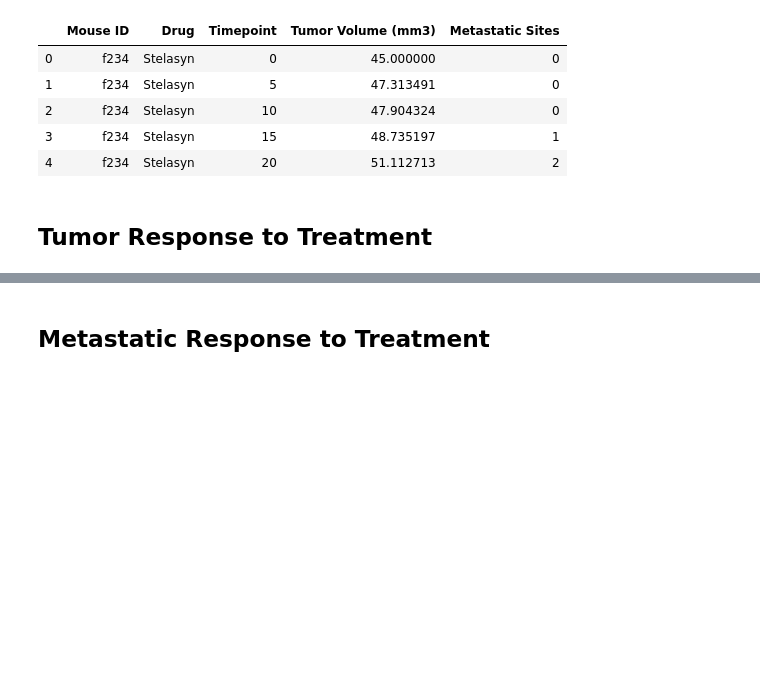
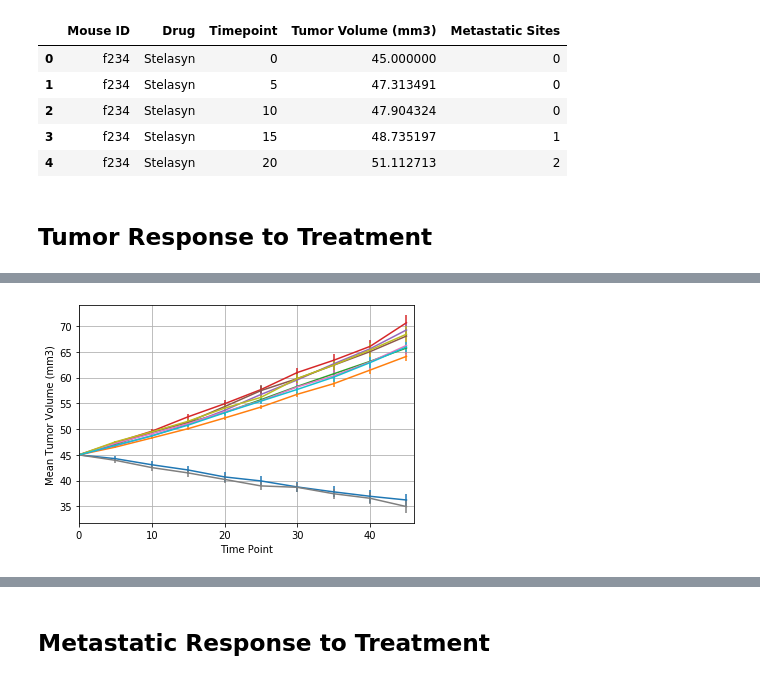
Before and after one commit to costcohotdog/matplotlib_clinical_trial, a Jupyter notebook: Pymaceuticals/pymaceuticals_starter.ipynb, the cells around one changed output, grey strips where cells are left out. Drawn from its saved outputs; the diff is of its cells as text; code cells hidden in the pictures; blank space fills up the shorter version.

Commit message:
first plot

```diff
--- a/Pymaceuticals/pymaceuticals_starter.ipynb
+++ b/Pymaceuticals/pymaceuticals_starter.ipynb
@@ -111,0 +61,12 @@ mean_tumor
+# %%
+# Store standard error values grouped by drug and timepoint
+errors_tumor = mouse_clinical_merged.groupby(['Drug','Timepoint']).agg({'Tumor Volume (mm3)':'sem'})
+
+# Convert drug index into a column
+errors_tumor = errors_tumor.unstack('Drug')
+
+# Remove level 0 header
+errors_tumor.columns = errors_tumor.columns.get_level_values(1)
+
+# Preview DataFrame
+errors_tumor.head()
@@ -112,3 +81,24 @@ mean_tumor
+# %%
+# Generate the Plot (with Error Bars)
+fig, ax = plt.subplots()
+
+for column in mean_tumor:
+    ax.errorbar(mean_tumor.index, mean_tumor[column], yerr=errors_tumor[column], ls='-')
+
+# ax.errorbar(mean_tumor.index, mean_tumor['Capomulin'], yerr=errors_tumor['Capomulin'])
+# ax.errorbar(mean_tumor.index, mean_tumor['Ceftamin'], yerr=errors_tumor['Ceftamin'])
+
+
+ax.set_xlim(0, 46)
+
+ax.set_xlabel("Time Point")
+ax.set_ylabel("Mean Tumor Volume (mm3)")
+
+ax.grid()
+
+# Save the Figure
+# %% [output]
+[figure, added]
 # %%
 # Show the Figure
 plt.show()
```
Also changed, not shown: parts of 9 cells of this notebook.
